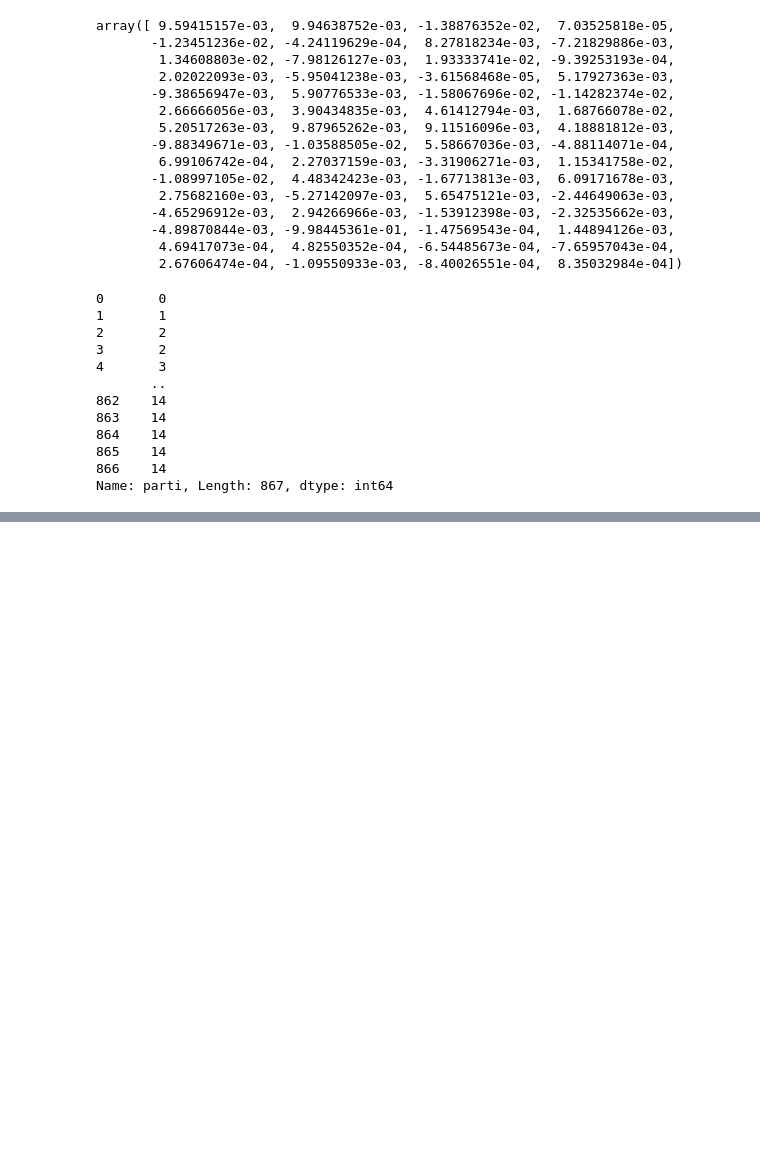
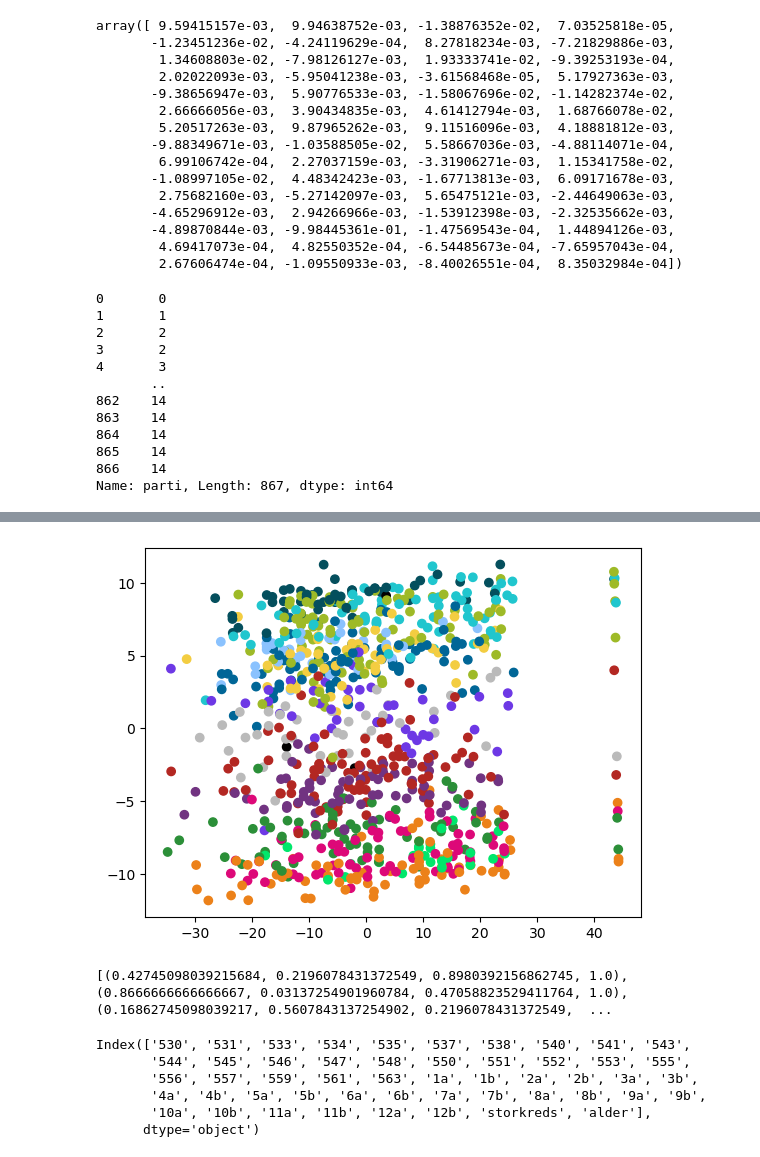
Before and after one commit to michaelbui99/mal-assignment-4, a Jupyter notebook: Assignment.ipynb, the cells around one changed output, grey strips where cells are left out. Drawn from its saved outputs; the diff is of its cells as text; code cells hidden in the pictures; blank space fills up the shorter version.

Commit message:
plotting of parties on graph, found most important questions for PC0 and PC1

```diff
--- a/Assignment.ipynb
+++ b/Assignment.ipynb
@@ -199,7 +196,7 @@ all_data_df.value_counts()
  2    2    1   -2    2   -2    1   -2    1   -2    1   -1   -2   -2    2    2   -2    1    2   -1   -2    2    2    2    2   Klaus Mygind       Socialistisk Folkeparti                       1   2  2   ...
 Length: 867, dtype: int64
 # %%
-def encode_and_bind(original_dataframe, feature_to_encode):
+def onehotencode_and_concat_to_original(original_dataframe, feature_to_encode):
     dummies = pd.get_dummies(original_dataframe[[feature_to_encode]])
     result = pd.concat([original_dataframe, dummies], axis=1)
     result = result.drop([feature_to_encode], axis=1)
@@ -273,13 +282,0 @@ plt.scatter(res2[:, 0], res2[:, 1], c=colors);
-# %%
-import matplotlib
-
-%matplotlib inline
-# viridis = cm.get_cmap('viridis', 14)
-stuff = np.linspace(0, 256, num=14)
-viridis = matplotlib.colormaps["viridis"]
-colors = [viridis(stuff[idx-1]) for idx in y]
-plt.scatter(X_decomposed[:, 0], X_decomposed[:, 1], c=colors, alpha=0.7)
-plt.show()
-
-print(colors)
-viridis
@@ -307,0 +302,37 @@ array([  0.        ,  19.69230769,  39.38461538,  59.07692308,
+# %%
+def scale_rgba(rgba_tuple):
+    processed = []
+    for val in rgba_tuple:
+        processed.append(val / 255)
+    return (processed[0], processed[1], processed[2], processed[3])
+# %%
+# First we try without scaling
+import matplotlib
+
+%matplotlib inline
+# viridis = cm.get_cmap('viridis', 14)
+# viridis = matplotlib.colormaps["viridis"]
+# colors = [viridis(stuff[idx-1]) for idx in y]-
+def plot_pca(pca_results):
+    colors = [(109,56,229,255),(221,8,120,255),(43,143,56,255),(1,1,1,255),(236,129,25,255),(138,194,254,255),(0,102,151,255),(0,231,107,255),(243,205,65,255),(186,186,186,255),(32,198,206,255),(4,79,93,255),(158,186,39,255),(113,51,129,255),(179,39,34,255)]
+    colors = [scale_rgba(x) for x in colors]
+    colors = [colors[idx] for idx in y]
+    # We reverse the Y axis, to make the partys be placed correctly on their value politics
+    plt.scatter(pca_results[:, 0], -1 * pca_results[:, 1], c=colors, alpha=1)
+    plt.show()
+
+    print(colors)
+# The grouping is not so prevelant
+plot_pca(X_decomposed)
+# %% [output]
+[figure, added]
+[(0.42745098039215684, 0.2196078431372549, 0.8980392156862745, 1.0), (0.8666666666666667, 0.03137254901960784, 0.47058823529411764, 1.0), (0.16862745098039217, 0.5607843137254902, 0.2196078431372549,  ...
+# %%
+X.columns
+# %% [output]
+Index(['530', '531', '533', '534', '535', '537', '538', '540', '541', '543',
+       '544', '545', '546', '547', '548', '550', '551', '552', '553', '555',
+       '556', '557', '559', '561', '563', '1a', '1b', '2a', '2b', '3a', '3b',
+       '4a', '4b', '5a', '5b', '6a', '6b', '7a', '7b', '8a', '8b', '9a', '9b',
+       '10a', '10b', '11a', '11b', '12a', '12b', 'storkreds', 'alder'],
+      dtype='object')
```
Also changed, not shown: parts of 18 cells of this notebook.
